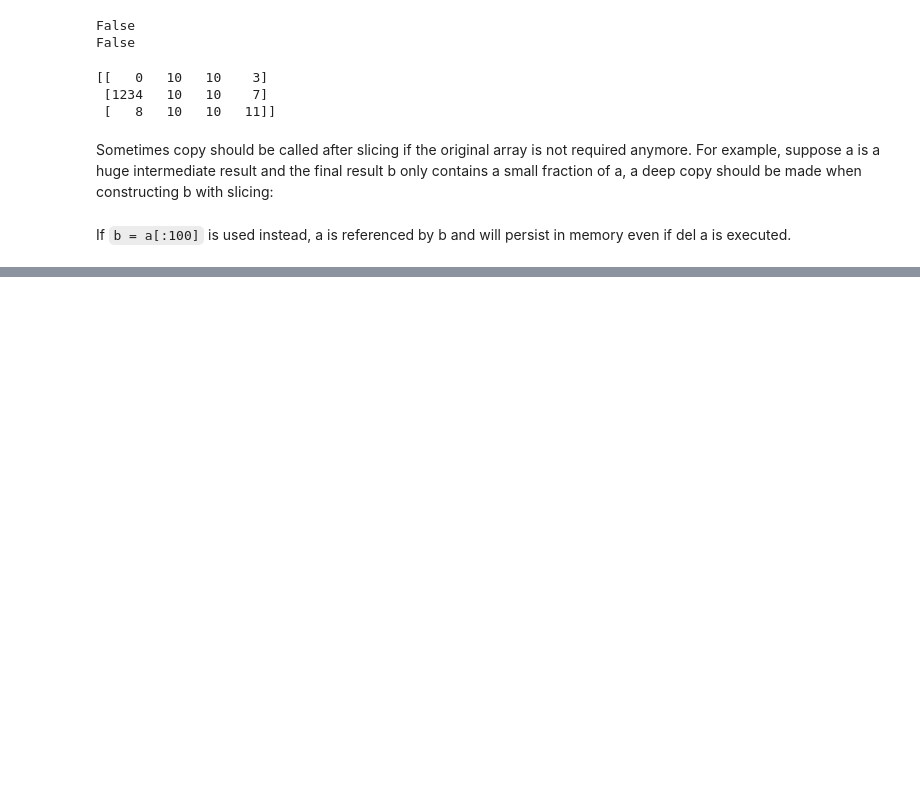
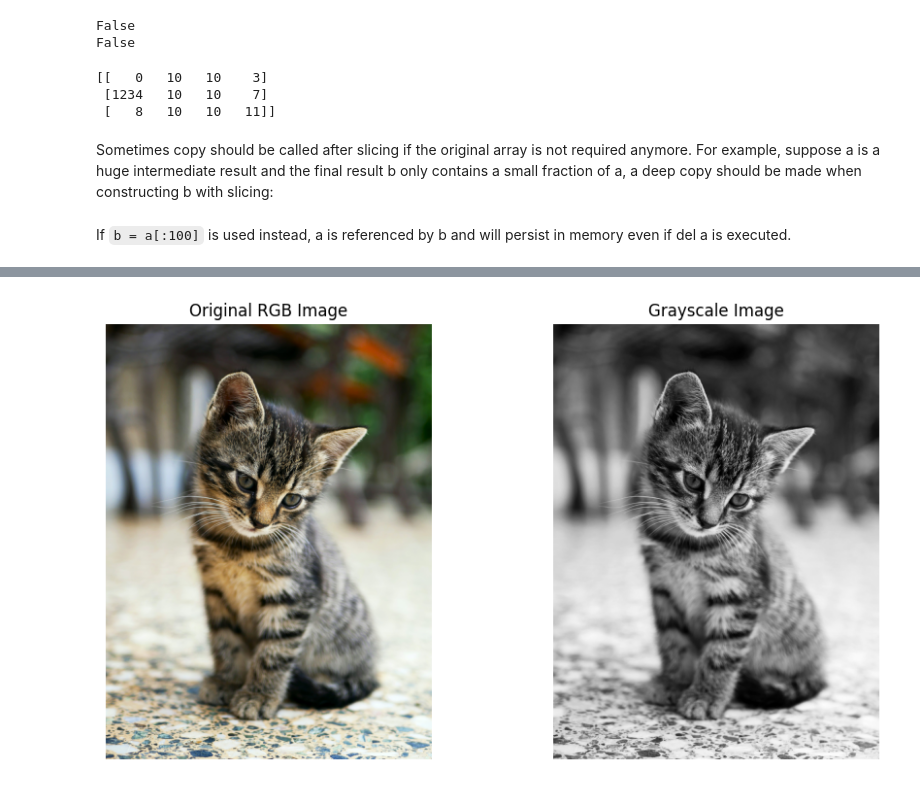
Before and after one commit to ervinstrmcnik/python-data-analytics, a Jupyter notebook: Part_02_Introduction_to_NumPy/Introduction_to_NumPy.ipynb, the cells around one changed output, grey strips where cells are left out. Saved outputs shown, nothing was run; the diff lists cells and outputs as text; code cells hidden in the pictures; blank space fills up the shorter version.

```diff
--- a/Part_02_Introduction_to_NumPy/Introduction_to_NumPy.ipynb
+++ b/Part_02_Introduction_to_NumPy/Introduction_to_NumPy.ipynb
@@ -1933,0 +2313,22 @@ If `b = a[:100]` is used instead, a is referenced by b and will persist in memor
+# %%
+# Color Space Conversion
+# Grayscale conversion formula: Y = 0.299*R + 0.587*G + 0.114*B
+gray_img = np.dot(img_array[..., :3], [0.299, 0.587, 0.114])
+
+# Display the original RGB image
+plt.figure(figsize=(10, 5))
+plt.subplot(1, 2, 1)
+plt.imshow(img_array)
+plt.title("Original RGB Image")
+plt.axis("off")
+
+# Display the converted grayscale image
+plt.subplot(1, 2, 2)
+plt.imshow(gray_img, cmap="gray")
+plt.title("Grayscale Image")
+plt.axis("off")
+
+plt.tight_layout()
+plt.show()
+# %% [output]
+[figure, added]
```
Also changed, not shown: parts of 131 cells of this notebook, 3 other files.
